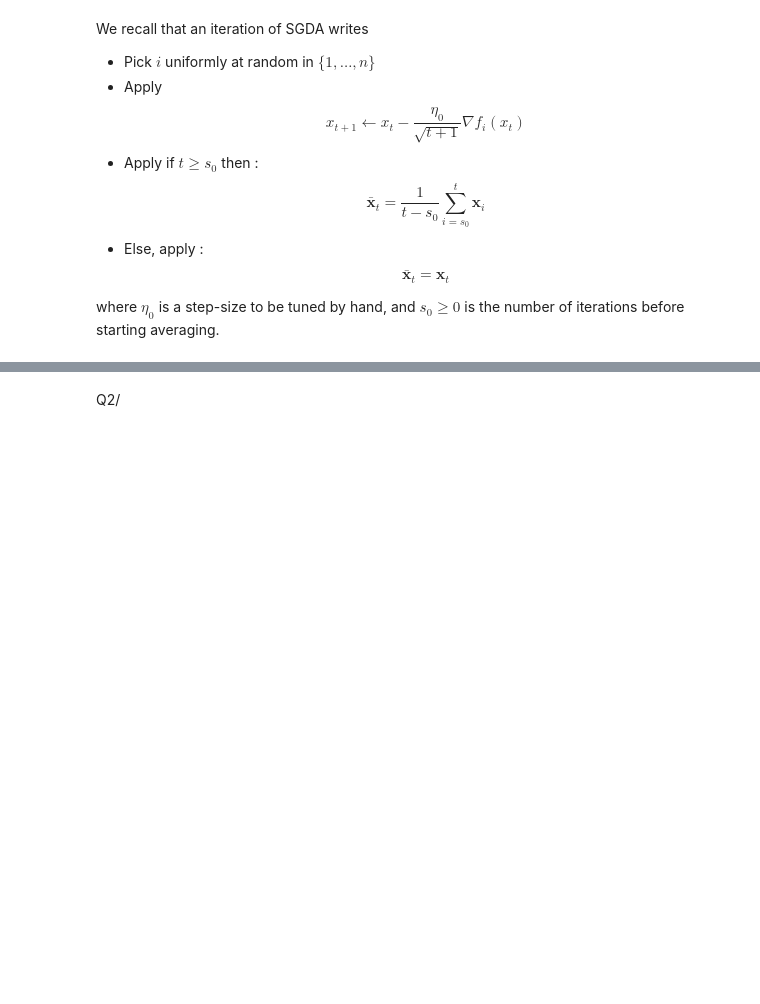
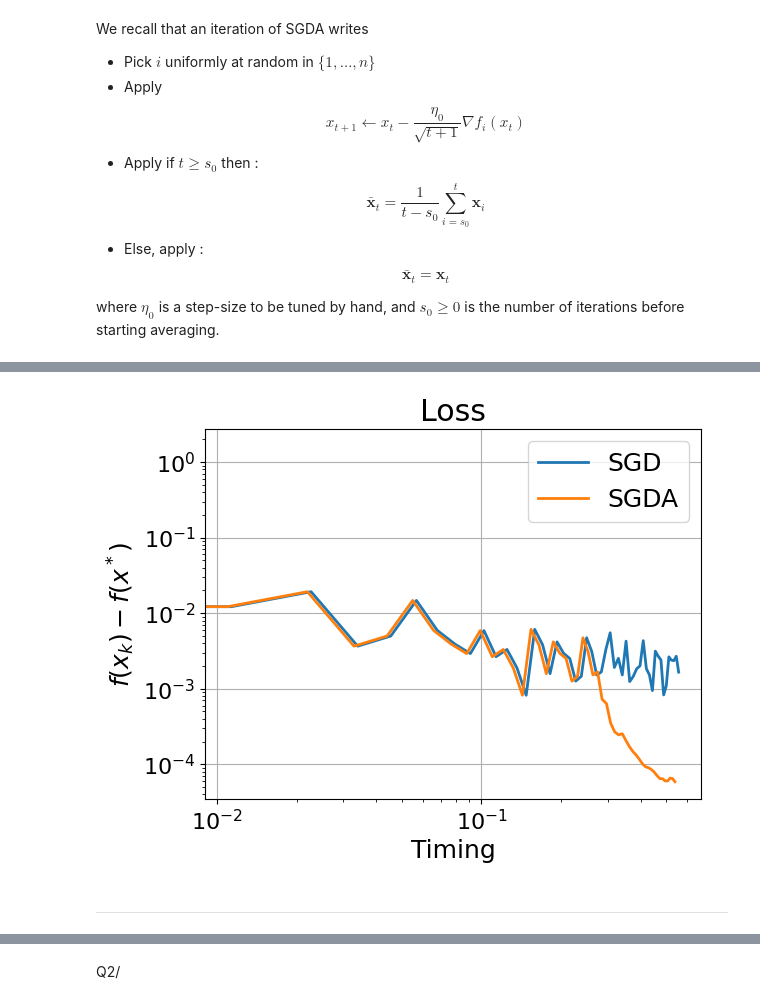
Before and after one commit to BryanBradfo/optimisation-algorithms, a Jupyter notebook: lab2_chen_bryan_and_devilder_alice.ipynb, the cells around one changed output, grey strips where cells are left out. Saved outputs shown, nothing was run; the diff lists cells and outputs as text; code cells hidden in the pictures; blank space fills up the shorter version.

```diff
--- a/lab2_chen_bryan_and_devilder_alice.ipynb
+++ b/lab2_chen_bryan_and_devilder_alice.ipynb
@@ -622 +660,7 @@ monitor_sgda.run(x_init, random_indices, grad_i, n_iter * n, step0, args=(A, b,
+# %%
+plot_time(monitors, solvers, xscale='log')
+# %% [output]
+[figure, added]
+# %% [markdown]
+----
 # %% [markdown]
```
Also changed, not shown: parts of 51 cells of this notebook.
